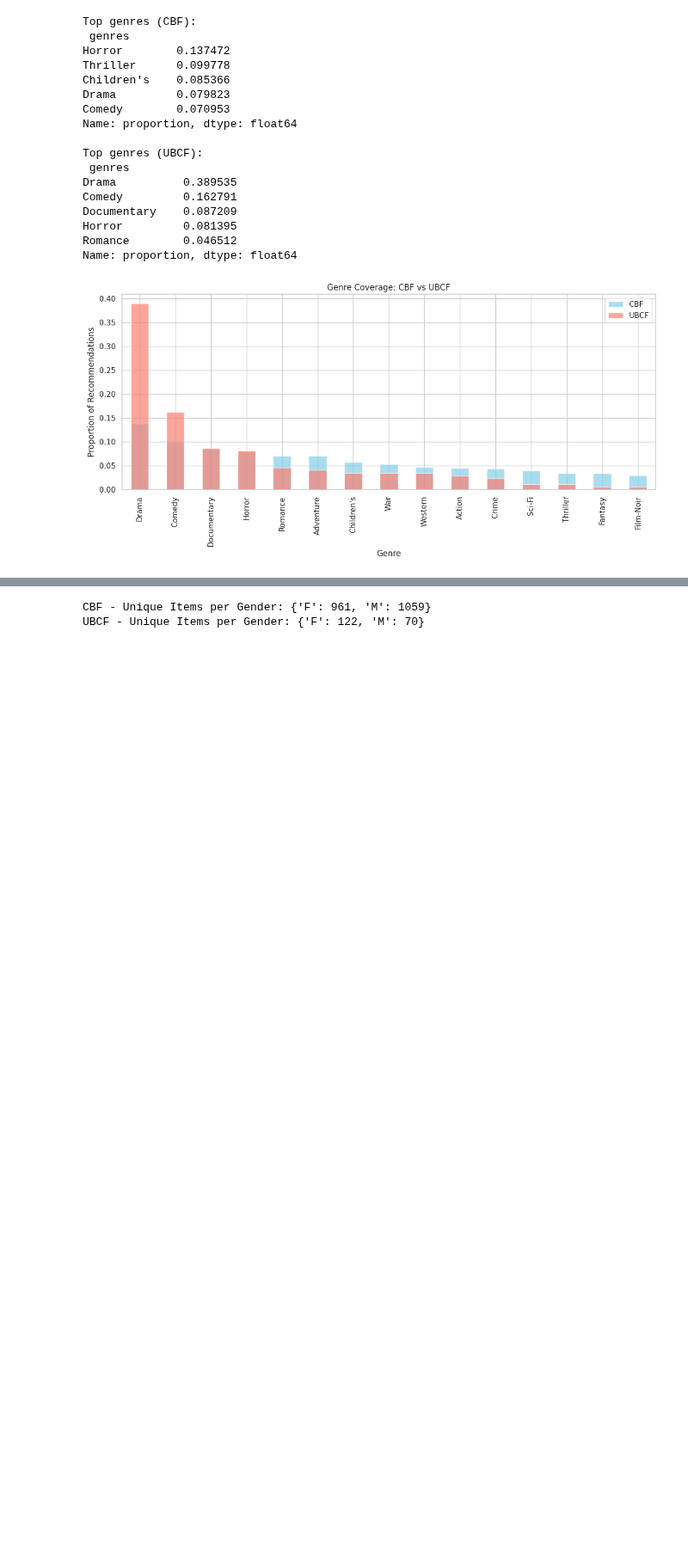
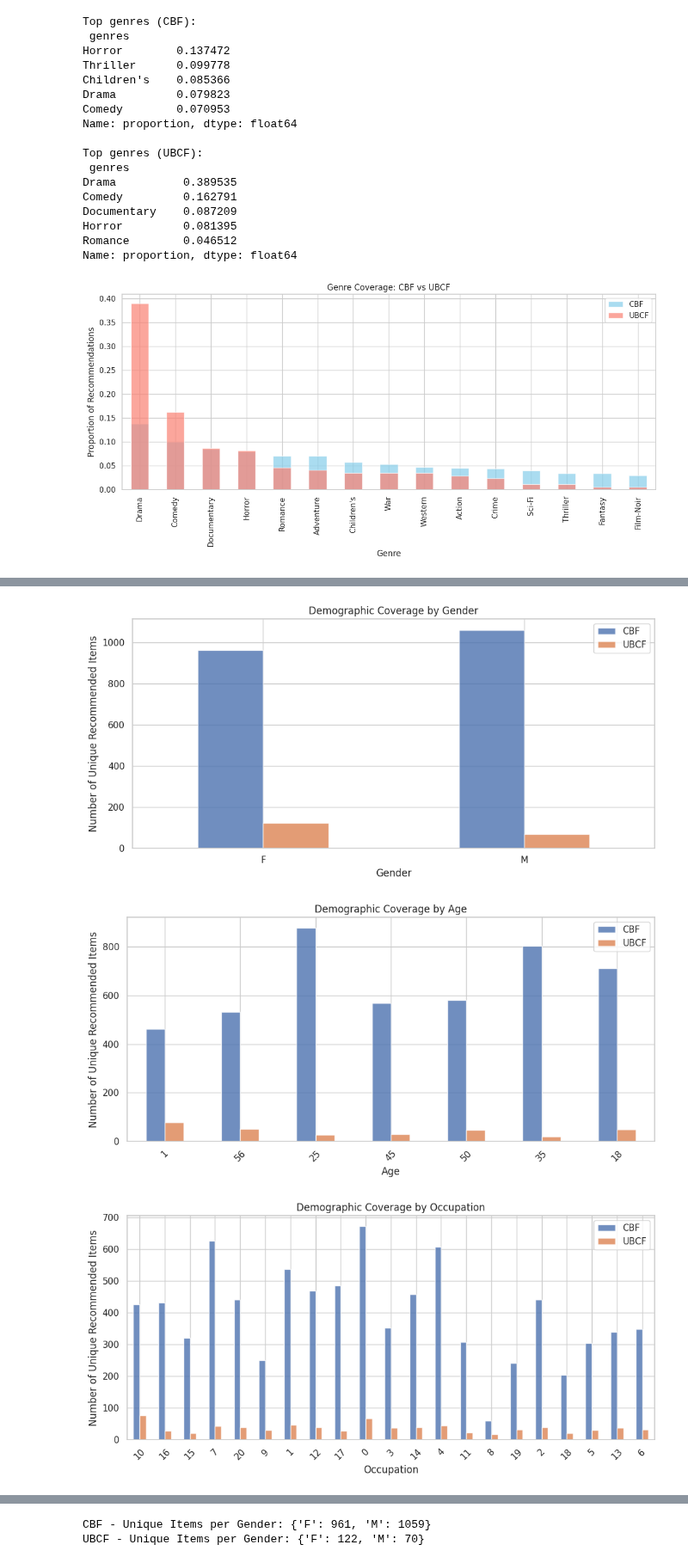
Before and after one commit to hawa1983/DATA-612, a Jupyter notebook: Project_4_2.ipynb, the cells around one changed output, grey strips where cells are left out. Shown at 86% size. Drawn from its saved outputs; the diff is of its cells as text; code cells hidden in the pictures; blank space fills up the shorter version.

```diff
--- a/Project_4_2.ipynb
+++ b/Project_4_2.ipynb
@@ -156,6 +156,7 @@ from sklearn.preprocessing import OneHotEncoder, StandardScaler
 from sklearn.metrics.pairwise import cosine_similarity
 import numpy as np
 import pandas as pd
+import pickle
 
 # --- Step 1: Compute Rating-Based Similarity ---
 user_similarity = cosine_similarity(user_item_matrix)
@@ -190,7 +191,6 @@ def predict_ubcf(user_id, movie_id):
     if movie_id not in user_item_matrix.columns or user_id not in combined_similarity_df.index:
         return np.nan
 
-    # Pre-extract similarity vector and all user ratings for the target movie
     sims = combined_similarity_df.loc[user_id].values
     ratings = user_item_matrix[movie_id].values
     mask = ratings > 0
@@ -202,7 +202,11 @@ def predict_ubcf(user_id, movie_id):
     denominator = sims[mask].sum()
     return numerator / denominator if denominator > 0 else np.nan
 
-# To print 5 rows and 7 columns of the combined_similarity_df
+# --- Step 5: Save Combined Similarity Matrix ---
+with open("combined_similarity_df.pkl", "wb") as f:
+    pickle.dump(combined_similarity_df, f)
+
+# Optional: Print sample
 print(combined_similarity_df.iloc[:5, :7])
 # %% [output]
 userId         1         2         3         4         5         6         7
@@ -262,6 +266,7 @@ from sklearn.metrics.pairwise import cosine_similarity
 from sklearn.feature_extraction.text import TfidfVectorizer
 import pandas as pd
 import numpy as np
+import pickle
 
 # --- Step 1: Prepare Genre Strings ---
 # Ensure each genre list is a string (e.g., "Action Comedy Drama")
@@ -298,7 +303,11 @@ def predict_cbf(user_id, target_movie_id):
     denominator = sims.sum()
     return numerator / denominator if denominator > 0 else np.nan
 
-# --- Optional: Preview Similarity Matrix ---
+# --- Step 5: Save Movie Similarity Matrix ---
+with open("movie_similarity_df.pkl", "wb") as f:
+    pickle.dump(movie_similarity_df, f)
+
+# --- Optional: Preview ---
 print(movie_similarity_df.iloc[:5, :7])
 # %% [output]
 movieId         1         2         3         4         5    6         7
@@ -865,0 +932,38 @@ Movies
+# %%
+import matplotlib.pyplot as plt
+import pandas as pd
+
+# --- Function: Demographic Coverage ---
+def demographic_coverage(users_df, recommendations_dict, group_col):
+    return {
+        str(group): len({
+            mid
+            for uid in users_df[users_df[group_col] == group]['userId']
+            if uid in recommendations_dict
+            for mid, _ in recommendations_dict[uid]
+        })
+        for group in users_df[group_col].unique()
+    }
+
+# --- Run Demographic Coverage for Gender, Age, Occupation ---
+fairness_results = {}
+for attr in ['gender', 'age', 'occupation']:
+    fairness_results[attr] = {
+        'CBF': demographic_coverage(users, cbf_recs, group_col=attr),
+        'UBCF': demographic_coverage(users, ubcf_recs, group_col=attr)
+    }
+
+# --- Visualization ---
+for attr, result in fairness_results.items():
+    df_fair = pd.DataFrame(result)
+    df_fair.plot(kind='bar', figsize=(10, 5), alpha=0.8)
+    plt.title(f"Demographic Coverage by {attr.capitalize()}")
+    plt.ylabel("Number of Unique Recommended Items")
+    plt.xlabel(attr.capitalize())
+    plt.xticks(rotation=45 if attr != 'gender' else 0)
+    plt.tight_layout()
+    plt.show()
+# %% [output]
+[figure, added]
+[figure, added]
+[figure, added]
```
Also changed, not shown: parts of 14 cells of this notebook.
